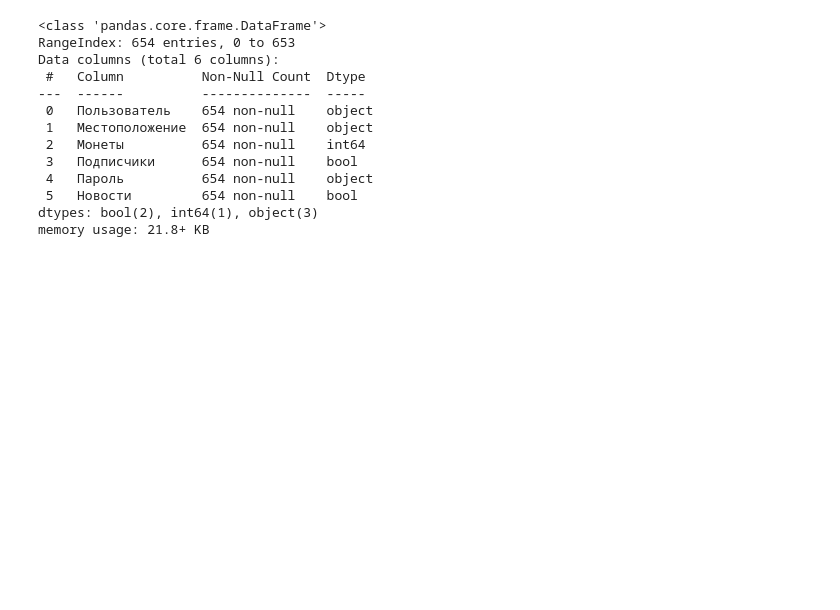
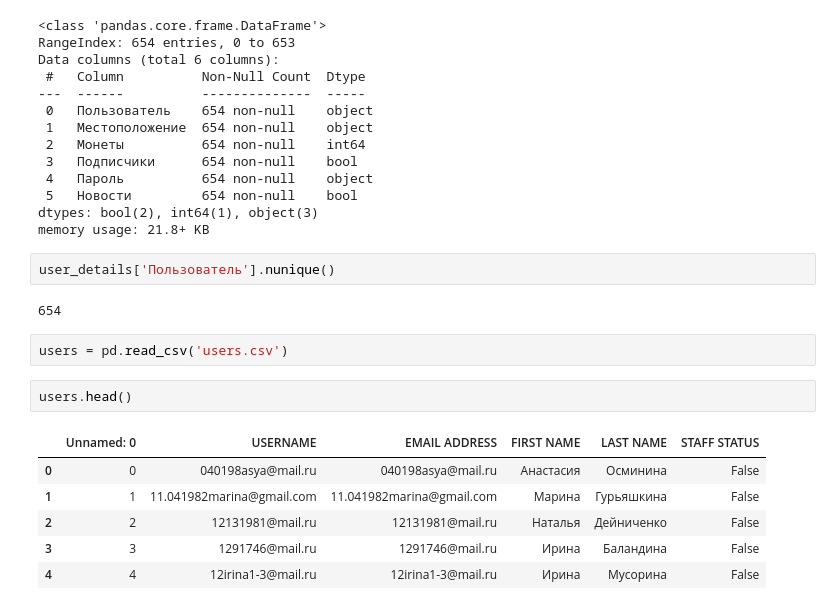
Before and after one commit to MaximZhambalov/Hackatone_10_2024_SF, a Jupyter notebook: 1_info.ipynb, the cells around one changed output. Cells and saved outputs as stored; diff of their text form; blank space fills up the shorter version.

```diff
--- a/1_info.ipynb
+++ b/1_info.ipynb
@@ -120,3 +123,18 @@ Data columns (total 6 columns):
  5   Новости         654 non-null    bool
 dtypes: bool(2), int64(1), object(3)
 memory usage: 21.8+ KB
+# %%
+user_details['Пользователь'].nunique()
+# %% [output]
+654
+# %%
+users = pd.read_csv('users.csv')
+# %%
+users.head()
+# %% [output]
+|  | Unnamed: 0 | USERNAME | EMAIL ADDRESS | FIRST NAME | LAST NAME | STAFF STATUS |
+| 0 | 0 | 040198asya@mail.ru | 040198asya@mail.ru | Анастасия | Осминина | False |
+| 1 | 1 | 11.041982marina@gmail.com | 11.041982marina@gmail.com | Марина | Гурьяшкина | False |
+| 2 | 2 | 12131981@mail.ru | 12131981@mail.ru | Наталья | Дейниченко | False |
+| 3 | 3 | 1291746@mail.ru | 1291746@mail.ru | Ирина | Баландина | False |
+| 4 | 4 | 12irina1-3@mail.ru | 12irina1-3@mail.ru | Ирина | Мусорина | False |
```
Also changed, not shown: parts of 11 cells of this notebook, 1 other file.
